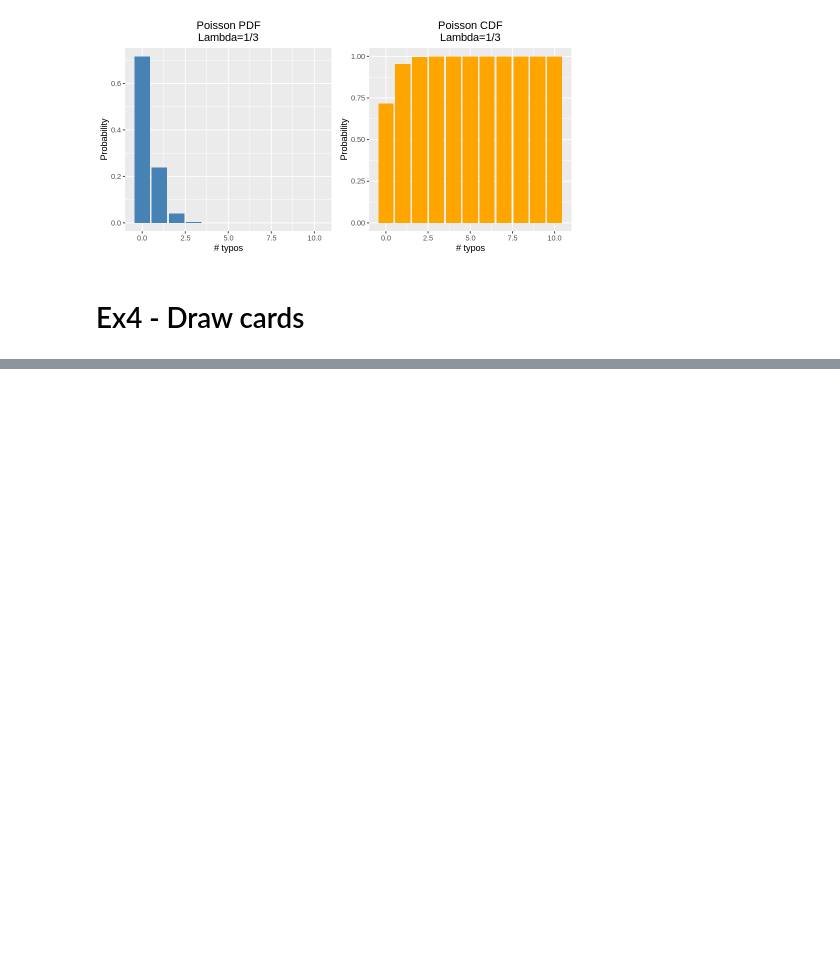
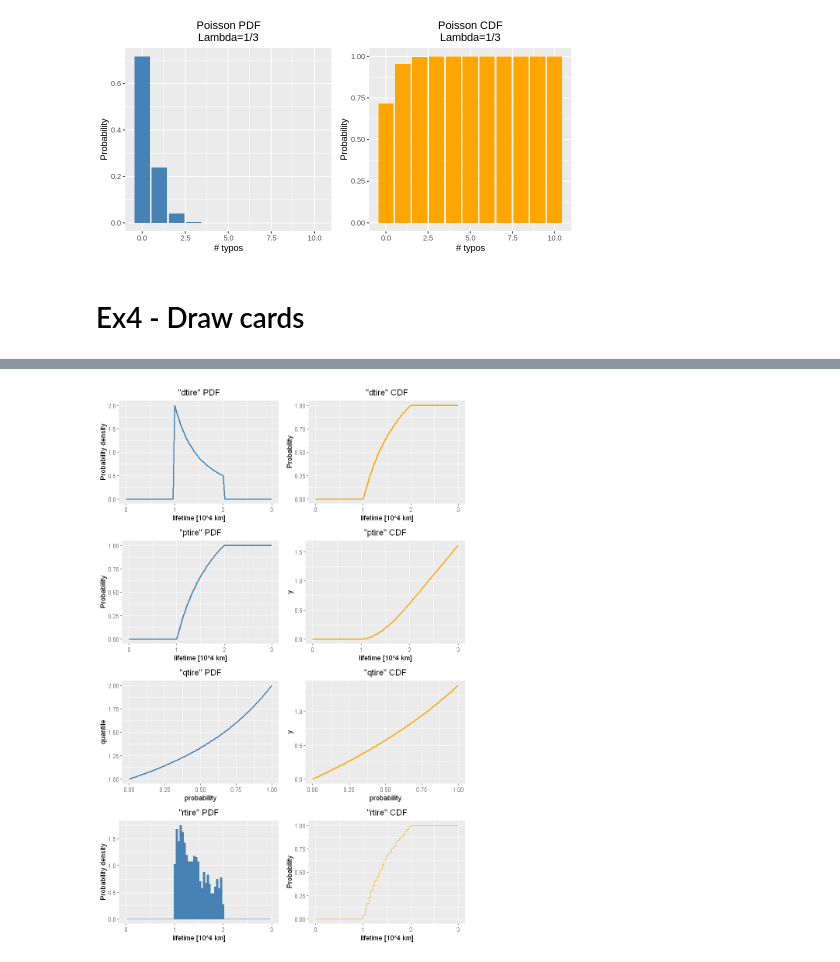
Before and after one commit to c0pp1/AS4PA-Rlab, a Jupyter notebook: rlab02/rlab02.ipynb, the cells around one changed output, grey strips where cells are left out. Saved outputs shown, nothing was run; the diff lists cells and outputs as text; code cells hidden in the pictures; blank space fills up the shorter version.

```diff
--- a/rlab02/rlab02.ipynb
+++ b/rlab02/rlab02.ipynb
@@ -110,0 +238,80 @@ Prob. of at least 10 drawns to get one ace:
+# %%
+# define the set of functions
+dtire <- function(x) sapply(x, function(x) {
+   if(x<1 || x>2) return(0)
+   else return(2/x^2)
+})
+ptire <- function(q, lower.tail=TRUE) sapply(q, function(q, lower.tail) {
+            if(q<=1) return(ifelse (lower.tail, 0, 1))
+            else if(q>=2) return(ifelse (lower.tail, 1, 0))
+            else {
+               result <- -2/q
+               return(ifelse(lower.tail, 2 + result, -1 -result))
+            }
+         }, lower.tail)
+qtire <- function(p) sapply(p, function(y) uniroot(function(x, y) ptire(x)-y, interval=c(1, 2.0), y)$root)
+rtire <- function(n) qtire(p=runif(n))
+# %%
+# set random seed for reproducibility
+set.seed(1234)
+
+options(repr.plot.width=8, repr.plot.height=12)
+
+# plots for dtire
+x    <- seq(0,3,length.out=100)
+df_p <- data.frame(x=x, y=dtire(x))
+df_c <- data.frame(x=x, y=sapply(x, function(x) integrate(dtire, lower=min(0, x), upper=x)$value))
+
+p1 <- ggplot(df_p, aes(x=x, y=y)) +
+      geom_line(color='steelblue', size=1) +
+      labs(title='"dtire" PDF', x='lifetime [10^4 km]', y='Probability density') +
+      theme(plot.title=element_text(hjust=0.5))
+p2 <- ggplot(df_c, aes(x=x, y=y)) +
+      geom_line(color='orange', size=1) +
+      labs(title='"dtire" CDF', x='lifetime [10^4 km]', y='Probability') +
+      theme(plot.title=element_text(hjust=0.5))
+
+# plots for ptire
+df_p <- data.frame(x=x, y=ptire(x))
+df_c <- data.frame(x=x, y=sapply(x, function(x) integrate(ptire, lower=min(0, x), upper=x)$value))
+
+p3 <- ggplot(df_p, aes(x=x, y=y)) +
+      geom_line(color='steelblue', size=1) +
+      labs(title='"ptire" PDF', x='lifetime [10^4 km]', y='Probability') +
+      theme(plot.title=element_text(hjust=0.5))
+p4 <- ggplot(df_c, aes(x=x, y=y)) +
+      geom_line(color='orange', size=1) +
+      labs(title='"ptire" CDF', x='lifetime [10^4 km]', y='y') +
+      theme(plot.title=element_text(hjust=0.5))
+
+# plots for qtire
+x    <- seq(0, 1, length.out=100)
+df_p <- data.frame(x=x, y=qtire(x))
+df_c <- data.frame(x=x, y=sapply(x, function(x) integrate(qtire, lower=min(0, x), upper=x)$value))
+
+p5 <- ggplot(df_p, aes(x=x, y=y)) +
+      geom_line(color='steelblue', size=1) +
+      labs(title='"qtire" PDF', x='probability', y='quantile') +
+      theme(plot.title=element_text(hjust=0.5))
+p6 <- ggplot(df_c, aes(x=x, y=y)) +
+      geom_line(color='orange', size=1) +
+      labs(title='"qtire" CDF', x='probability', y='y') +
+      theme(plot.title=element_text(hjust=0.5))
+
+# plots for rtire
+df_p <- data.frame(x=rtire(1000))
+binwidth=0.04
+
+p7 <- ggplot(df_p, aes(x=x, y=after_stat(density))) +
+      geom_histogram(color='steelblue', fill='steelblue', binwidth=binwidth) +
+      labs(title='"rtire" PDF', x='lifetime [10^4 km]', y='Probability density') +
+      theme(plot.title=element_text(hjust=0.5)) +
+      xlim(0, 3)
+
+p8 <- ggplot(ggplot_build(p7)$data[[1]], aes(x=x, y=cumsum(density)*binwidth)) +
+      geom_step(color='orange') +
+      labs(title='"rtire" CDF', x='lifetime [10^4 km]', y='Probability') +
+      theme(plot.title=element_text(hjust=0.5))
+
+grid.arrange(p1, p2, p3, p4, p5, p6, p7, p8, ncol=2)
+# %% [output]
@@ -110,0 +320 @@ Prob. of at least 10 drawns to get one ace:
+[figure, added]
```
Also changed, not shown: parts of 19 cells of this notebook.
